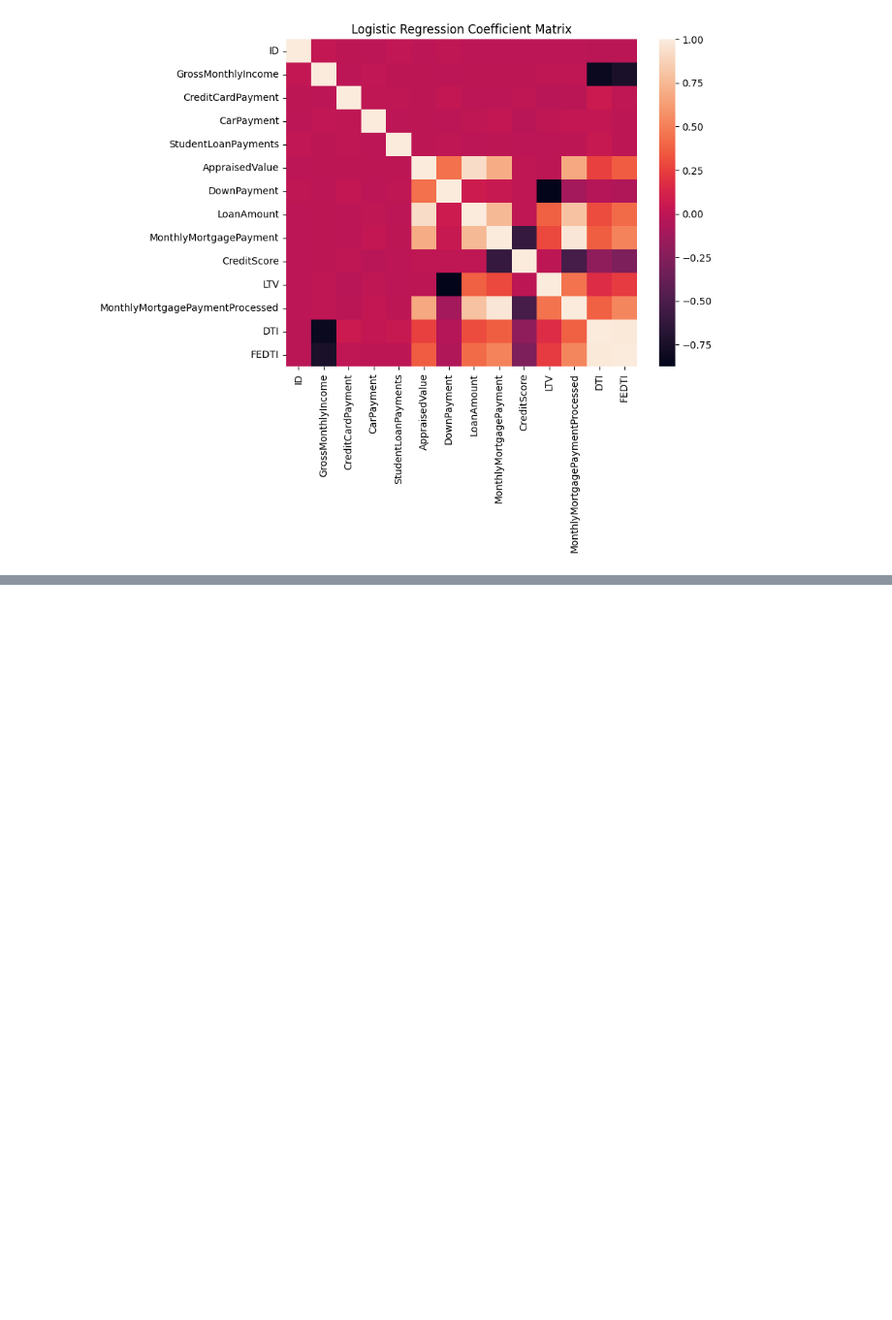
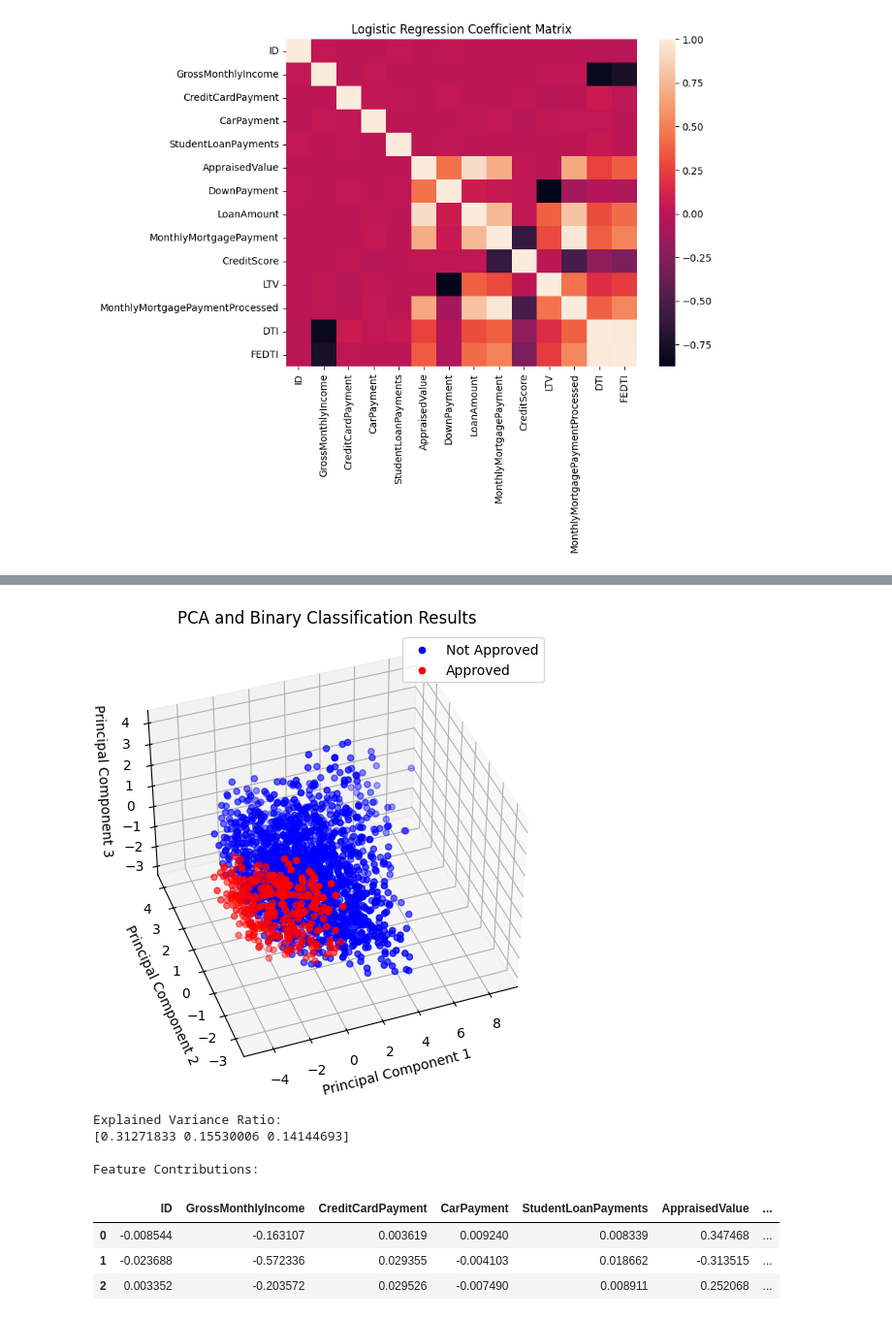
Before and after one commit to anishfish2/homestead-backend, a Jupyter notebook: analysis.ipynb, the cells around one changed output, grey strips where cells are left out. Shown: that part at 97% size. Cells and saved outputs as stored; diff of their text form; code cells hidden in the pictures; blank space fills up the shorter version.

```diff
--- a/analysis.ipynb
+++ b/analysis.ipynb
@@ -233,0 +281,69 @@ plt.show()
+# %%
+import numpy as np
+import pandas as pd
+import matplotlib.pyplot as plt
+from sklearn.model_selection import train_test_split
+from sklearn.preprocessing import StandardScaler
+from sklearn.decomposition import PCA
+from sklearn.ensemble import RandomForestClassifier
+from mpl_toolkits.mplot3d import Axes3D
+
+np.random.seed(42)
+
+
+scaler = StandardScaler()
+X_train_scaled = scaler.fit_transform(X_train)
+X_test_scaled = scaler.transform(X_test)
+
+pca = PCA(n_components=3)
+
+
+X_train_pca = pca.fit_transform(X_train_scaled)
+X_test_pca = pca.transform(X_test_scaled)
+
+classifier = RandomForestClassifier(random_state=42)
+classifier.fit(X_train_pca, y_train)
+
+y_pred = classifier.predict(X_test_pca)
+
+fig = plt.figure(figsize=(8, 6))
+ax = fig.add_subplot(111, projection='3d')
+
+class_0_indices = np.where(y_test == 0)[0]
+ax.scatter(X_test_pca[class_0_indices, 0], X_test_pca[class_0_indices, 1], X_test_pca[class_0_indices, 2], c='blue', label='Not Approved')
+
+class_1_indices = np.where(y_test == 1)[0]
+ax.scatter(X_test_pca[class_1_indices, 0], X_test_pca[class_1_indices, 1], X_test_pca[class_1_indices, 2], c='red', label='Approved')
+
+ax.set_xlabel('Principal Component 1')
+ax.set_ylabel('Principal Component 2')
+ax.set_zlabel('Principal Component 3')
+ax.set_title('PCA and Binary Classification Results')
+ax.legend()
+
+ax.view_init(elev=40, azim=250)
+
+plt.show()
+
+# Get the explained variance ratio for each principal component
+explained_variance_ratio = pca.explained_variance_ratio_
+
+# Create a DataFrame to display the contributions of each original feature to each principal component
+feature_contributions_df = pd.DataFrame(pca.components_, columns=X_train.columns)
+
+# Display the results
+print("Explained Variance Ratio:")
+print(explained_variance_ratio)
+
+print("\nFeature Contributions:")
+feature_contributions_df.head()
+# %% [output]
+[figure, added]
+Explained Variance Ratio:
+[0.31271833 0.15530006 0.14144693]
+
+Feature Contributions:
+|  | ID | GrossMonthlyIncome | CreditCardPayment | CarPayment | StudentLoanPayments | AppraisedValue | ... |
+| 0 | -0.008544 | -0.163107 | 0.003619 | 0.009240 | 0.008339 | 0.347468 | ... |
+| 1 | -0.023688 | -0.572336 | 0.029355 | -0.004103 | 0.018662 | -0.313515 | ... |
+| 2 | 0.003352 | -0.203572 | 0.029526 | -0.007490 | 0.008911 | 0.252068 | ... |
```
Also changed, not shown: parts of 1 cell of this notebook, 1 other file.
